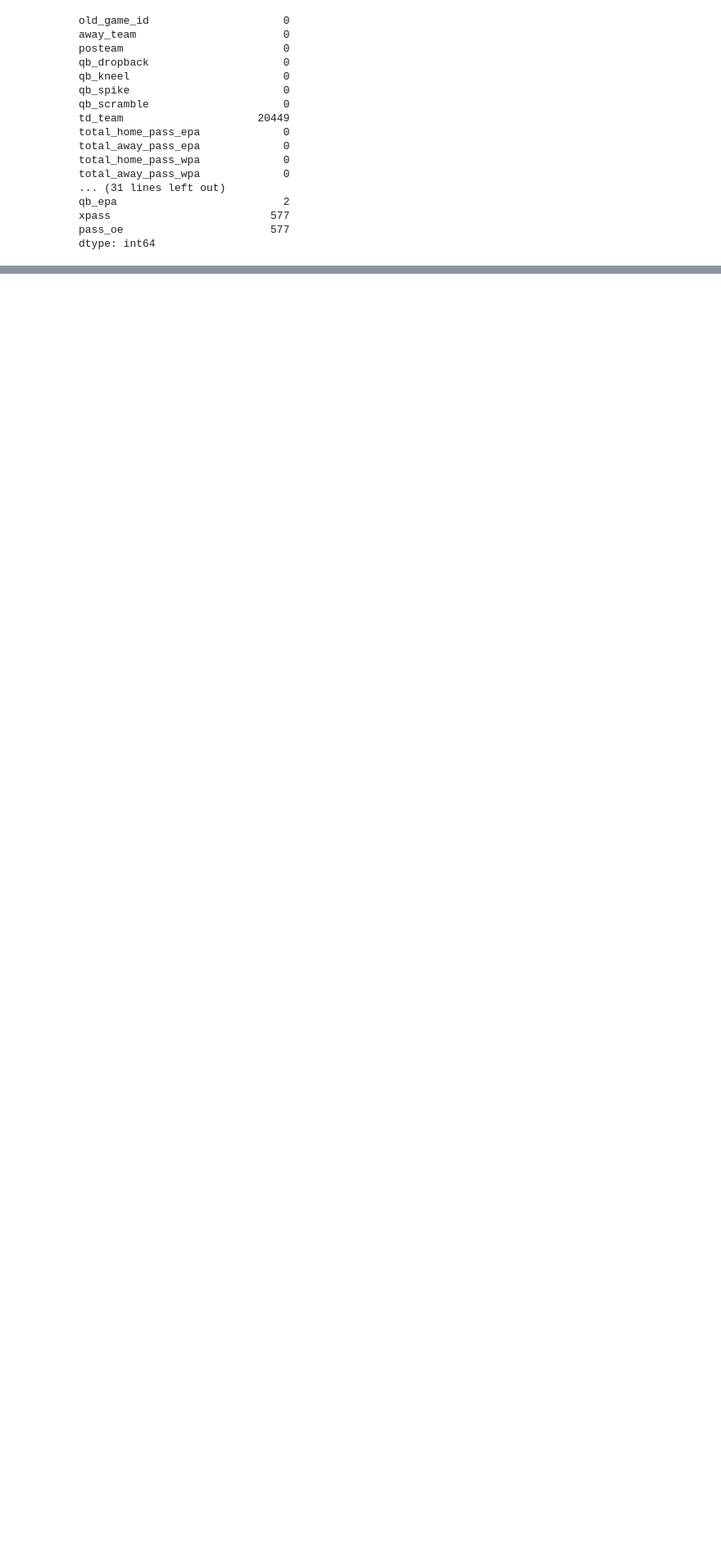
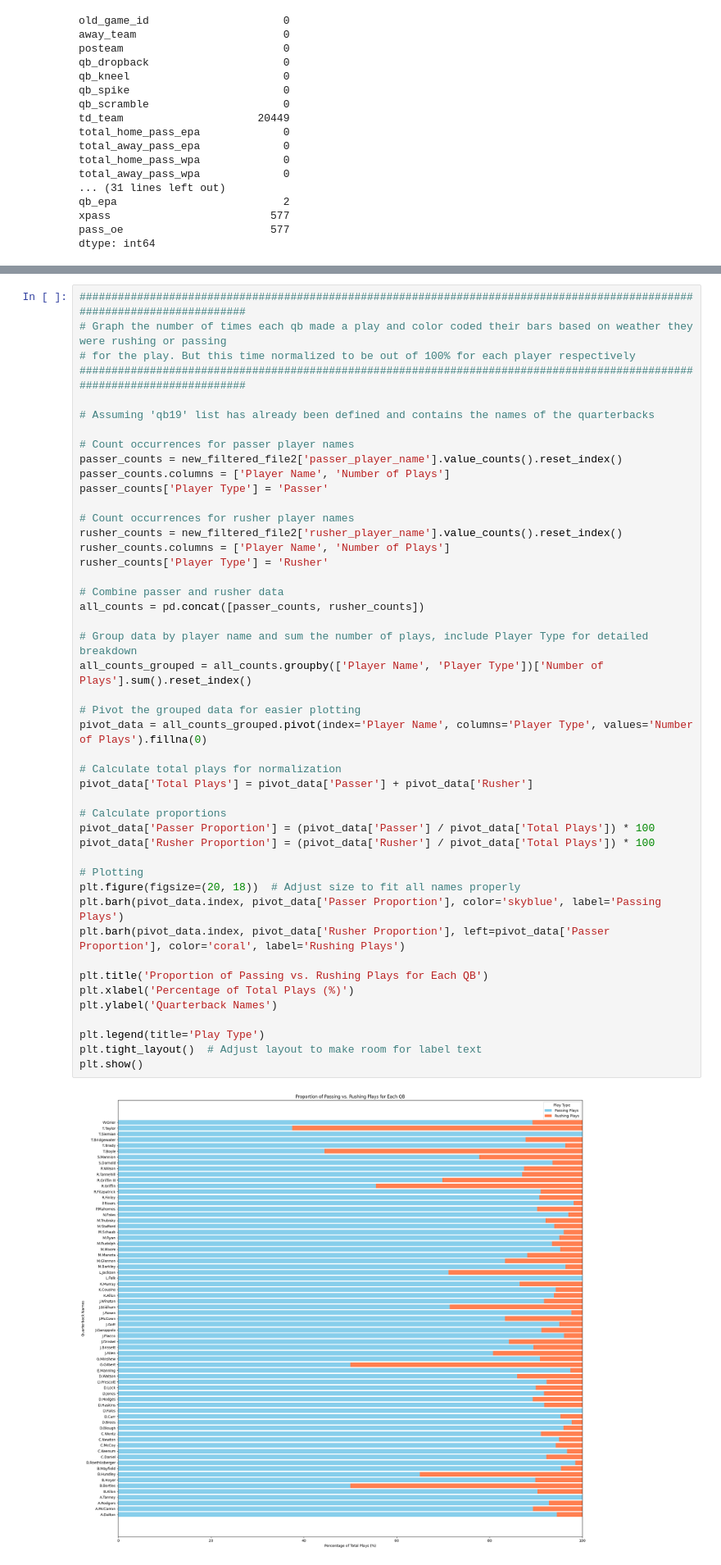
Before and after one commit to SantiM01/Senior-Project, a Jupyter notebook: Test_data_exploration_UPDATED_CURRENT.ipynb, the cells around one changed output, grey strips where cells are left out. Shown at 82% size. Cells and saved outputs as stored; diff of their text form; blank space fills up the shorter version.

```diff
--- a/Test_data_exploration_UPDATED_CURRENT.ipynb
+++ b/Test_data_exploration_UPDATED_CURRENT.ipynb
@@ -228,3 +228,51 @@ plt.legend(handles, ['Passer', 'Rusher'], title='Player Type')
 plt.show()
 # %% [output]
 [figure]
+# %%
+##########################################################################################################################
+# Graph the number of times each qb made a play and color coded their bars based on weather they were rushing or passing
+# for the play. But this time normalized to be out of 100% for each player respectively
+##########################################################################################################################
+
+# Assuming 'qb19' list has already been defined and contains the names of the quarterbacks
+
+# Count occurrences for passer player names
+passer_counts = new_filtered_file2['passer_player_name'].value_counts().reset_index()
+passer_counts.columns = ['Player Name', 'Number of Plays']
+passer_counts['Player Type'] = 'Passer'
+
+# Count occurrences for rusher player names
+rusher_counts = new_filtered_file2['rusher_player_name'].value_counts().reset_index()
+rusher_counts.columns = ['Player Name', 'Number of Plays']
+rusher_counts['Player Type'] = 'Rusher'
+
+# Combine passer and rusher data
+all_counts = pd.concat([passer_counts, rusher_counts])
+
+# Group data by player name and sum the number of plays, include Player Type for detailed breakdown
+all_counts_grouped = all_counts.groupby(['Player Name', 'Player Type'])['Number of Plays'].sum().reset_index()
+
+# Pivot the grouped data for easier plotting
+pivot_data = all_counts_grouped.pivot(index='Player Name', columns='Player Type', values='Number of Plays').fillna(0)
+
+# Calculate total plays for normalization
+pivot_data['Total Plays'] = pivot_data['Passer'] + pivot_data['Rusher']
+
+# Calculate proportions
+pivot_data['Passer Proportion'] = (pivot_data['Passer'] / pivot_data['Total Plays']) * 100
+pivot_data['Rusher Proportion'] = (pivot_data['Rusher'] / pivot_data['Total Plays']) * 100
+
+# Plotting
+plt.figure(figsize=(20, 18))  # Adjust size to fit all names properly
+plt.barh(pivot_data.index, pivot_data['Passer Proportion'], color='skyblue', label='Passing Plays')
+plt.barh(pivot_data.index, pivot_data['Rusher Proportion'], left=pivot_data['Passer Proportion'], color='coral', label='Rushing Plays')
+
+plt.title('Proportion of Passing vs. Rushing Plays for Each QB')
+plt.xlabel('Percentage of Total Plays (%)')
+plt.ylabel('Quarterback Names')
+
+plt.legend(title='Play Type')
+plt.tight_layout()  # Adjust layout to make room for label text
+plt.show()
+# %% [output]
+[figure, added]
```
Also changed, not shown: parts of 15 cells of this notebook.
